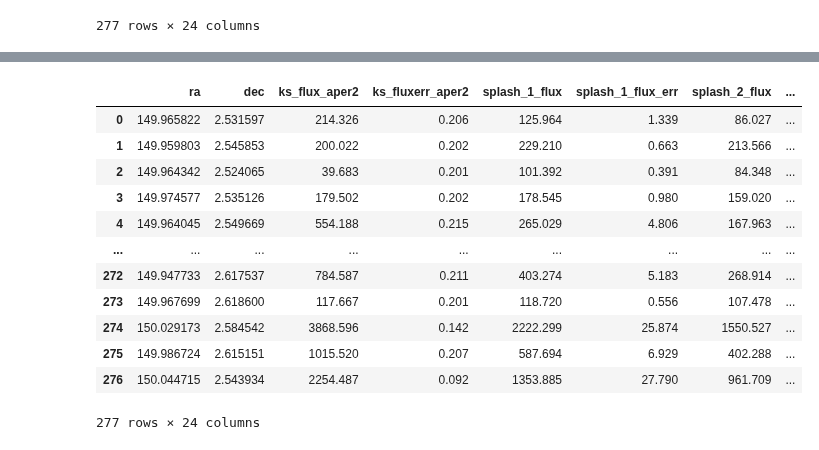
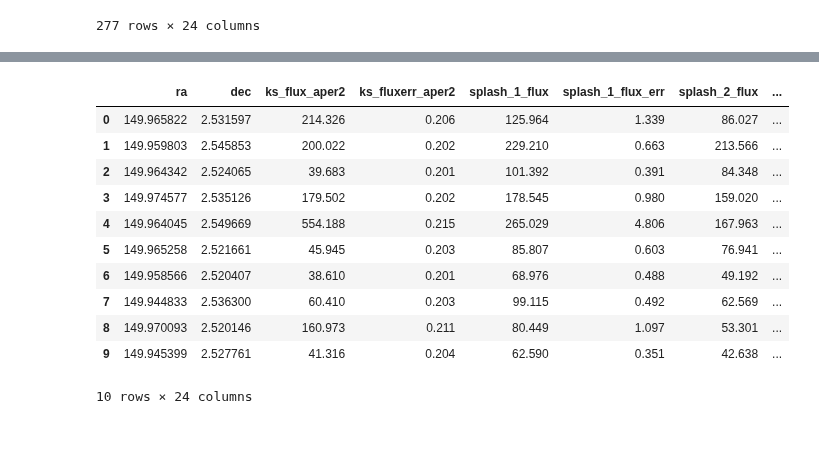
Before and after one commit to nasa-fornax/fornax-demo-notebooks, a Jupyter notebook: IRAC_tractor_script.ipynb, the cells around one changed output, grey strips where cells are left out. Cells and saved outputs as stored; diff of their text form; code cells hidden in the pictures.

```diff
--- a/IRAC_tractor_script.ipynb
+++ b/IRAC_tractor_script.ipynb
@@ -201,7 +215,7 @@ def prepare_PRF(prf_fitsname, ra_0, dec_0, rotate_angle):
 verbose = 1
 rotate_angle = 0  #might want to rotate the PRF image - still needs testing
 #for each object in the catalog
-for i in range(0,1):
+for i in range(0,11):
 
     #for each band
     for j in range(1,5):
@@ -341,19 +379,18 @@ The splash flux of the source is 32.064 MicroJy
 # %%
-df
+df.head(10)
 # %% [output]
 |  | ra | dec | ks_flux_aper2 | ks_fluxerr_aper2 | splash_1_flux | splash_1_flux_err | splash_2_flux | ... |
 | 0 | 149.965822 | 2.531597 | 214.326 | 0.206 | 125.964 | 1.339 | 86.027 | ... |
 | 1 | 149.959803 | 2.545853 | 200.022 | 0.202 | 229.210 | 0.663 | 213.566 | ... |
 | 2 | 149.964342 | 2.524065 | 39.683 | 0.201 | 101.392 | 0.391 | 84.348 | ... |
 | 3 | 149.974577 | 2.535126 | 179.502 | 0.202 | 178.545 | 0.980 | 159.020 | ... |
 | 4 | 149.964045 | 2.549669 | 554.188 | 0.215 | 265.029 | 4.806 | 167.963 | ... |
-| ... | ... | ... | ... | ... | ... | ... | ... | ... |
-| 272 | 149.947733 | 2.617537 | 784.587 | 0.211 | 403.274 | 5.183 | 268.914 | ... |
-| 273 | 149.967699 | 2.618600 | 117.667 | 0.201 | 118.720 | 0.556 | 107.478 | ... |
-| 274 | 150.029173 | 2.584542 | 3868.596 | 0.142 | 2222.299 | 25.874 | 1550.527 | ... |
-| 275 | 149.986724 | 2.615151 | 1015.520 | 0.207 | 587.694 | 6.929 | 402.288 | ... |
-| 276 | 150.044715 | 2.543934 | 2254.487 | 0.092 | 1353.885 | 27.790 | 961.709 | ... |
+| 5 | 149.965258 | 2.521661 | 45.945 | 0.203 | 85.807 | 0.603 | 76.941 | ... |
+| 6 | 149.958566 | 2.520407 | 38.610 | 0.201 | 68.976 | 0.488 | 49.192 | ... |
+| 7 | 149.944833 | 2.536300 | 60.410 | 0.203 | 99.115 | 0.492 | 62.569 | ... |
+| 8 | 149.970093 | 2.520146 | 160.973 | 0.211 | 80.449 | 1.097 | 53.301 | ... |
+| 9 | 149.945399 | 2.527761 | 41.316 | 0.204 | 62.590 | 0.351 | 42.638 | ... |
-277 rows × 24 columns
+10 rows × 24 columns
 # %%
 #once I have this working on multiple galaxies, should plot my fluxes vs. catalog fluxes
 #and hope I see a straightline with a slope of 1
```
Also changed, not shown: parts of 5 cells of this notebook.
